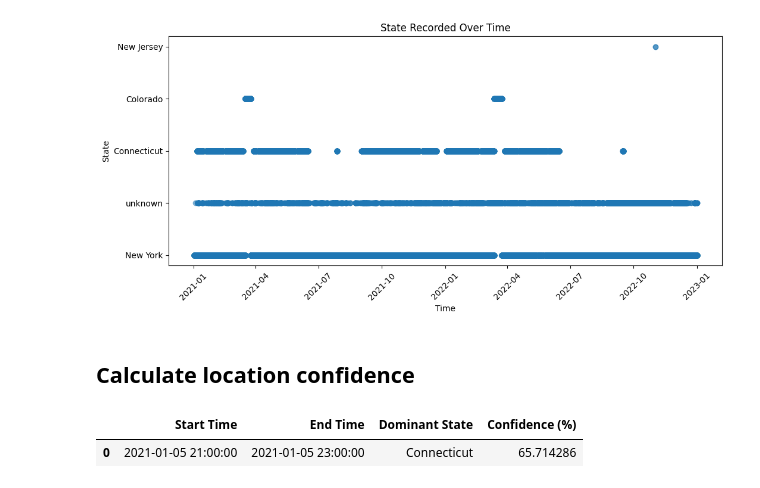
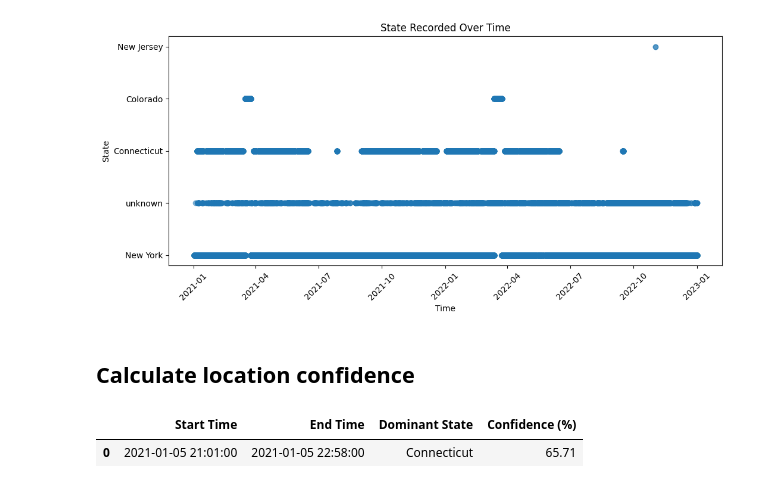
Before and after one commit to joaogabrieljunq/location-confidence-calculator, a Jupyter notebook: notebooks/tower_jumps_analysis.ipynb, the cells around one changed output. Cells and saved outputs as stored; diff of their text form; code cells hidden in the pictures.

Commit message:
update calculate confidence logic

```diff
--- a/notebooks/tower_jumps_analysis.ipynb
+++ b/notebooks/tower_jumps_analysis.ipynb
@@ -95,41 +95,3 @@ plt.show()
 [figure]
 # %% [markdown]
 ## Calculate location confidence
-# %%
-def calculate_confidence_for_interval(data, start_time, end_time, sub_interval="1H"):
-    filtered_data = data[
-        (data["Local Date & Time"] >= start_time)
-        & (data["Local Date & Time"] <= end_time)
-    ].copy()
-    if filtered_data.empty:
-        return pd.DataFrame(
-            columns=["Start Time", "End Time", "Dominant State", "Confidence (%)"]
-        )
-
-    filtered_data.set_index("Local Date & Time", inplace=True)
-    resampled = filtered_data.resample(sub_interval).apply(
-        lambda x: x.mode().iloc[0] if not x.mode().empty else "Unknown"
-    )
-    confidence = filtered_data.resample(sub_interval)["State"].apply(
-        lambda x: 100 * (x.value_counts().max() / len(x)) if len(x) > 0 else 0
-    )
-
-    # Update: Handle no clear mode by defaulting to "Unknown"
-    dominant_state_mode = resampled["State"].mode()
-    dominant_state = (
-        dominant_state_mode.iloc[0] if len(dominant_state_mode) == 1 else "Unknown"
-    )
-    overall_confidence = (
-        filtered_data["State"].value_counts().max() / len(filtered_data)
-    ) * 100
-
-    result = pd.DataFrame(
-        {
-            "Start Time": [start_time],
-            "End Time": [end_time],
-            "Dominant State": [dominant_state],
-            "Confidence (%)": [overall_confidence],
-        }
-    )
-
-    return result
@@ -136,8 +177,8 @@ def calculate_confidence_for_interval(data, start_time, end_time, sub_interval="
 # %%
 start = pd.Timestamp('2021-01-05 21:00:00')
 end = pd.Timestamp('2021-01-05 23:00:00')
-dynamic_interval_confidence = calculate_confidence_for_interval(data, start, end)
+dynamic_interval_confidence = calculate_confidence_for_interval(data, start, end, time_gap_minutes=30)
 display(dynamic_interval_confidence)
 # %% [output]
 |  | Start Time | End Time | Dominant State | Confidence (%) |
-| 0 | 2021-01-05 21:00:00 | 2021-01-05 23:00:00 | Connecticut | 65.714286 |
+| 0 | 2021-01-05 21:01:00 | 2021-01-05 22:58:00 | Connecticut | 65.71 |
```
Also changed, not shown: parts of 1 cell of this notebook, 3 other files.
